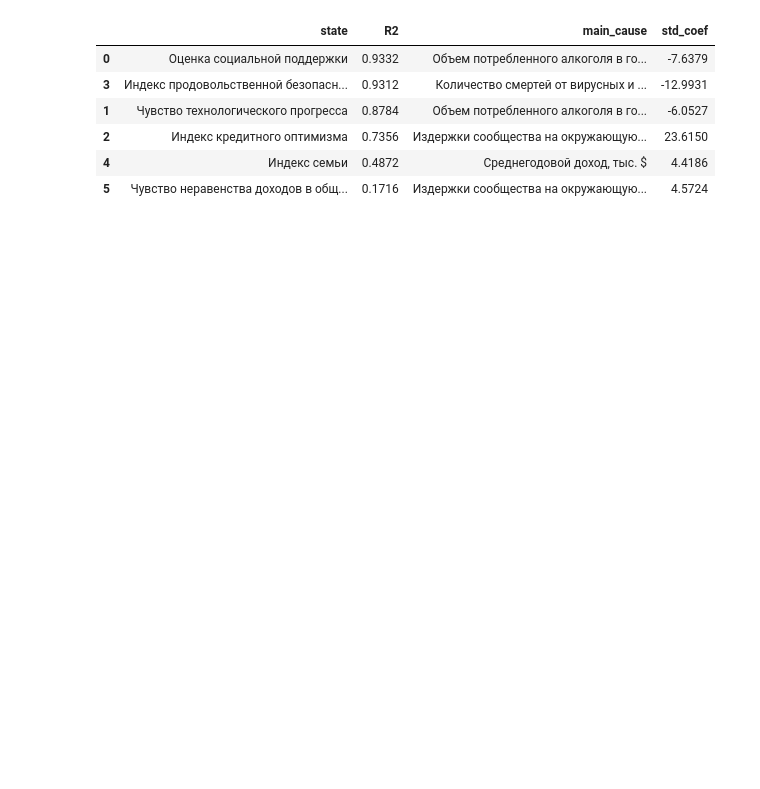
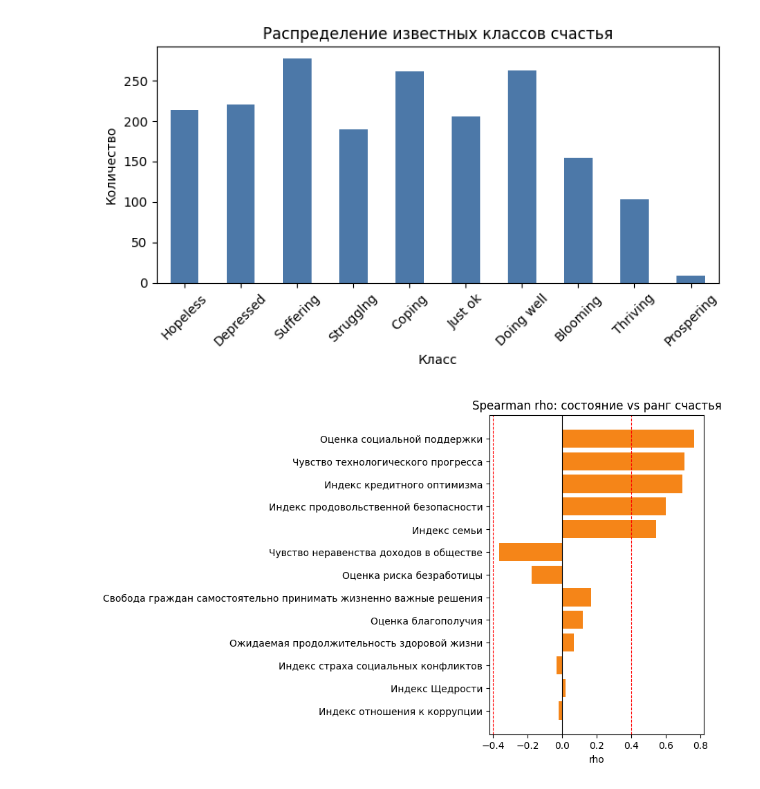
Before and after one commit to mhallan2/latex-labs, a Jupyter notebook: lab02/main.ipynb, the cells around one changed output. Cells and saved outputs as stored; diff of their text form; code cells hidden in the pictures; blank space fills up the shorter version.

```diff
--- a/lab02/main.ipynb
+++ b/lab02/main.ipynb
@@ -95,19 +264,62 @@ Top states:
+# %%
+report = fit_predict_split(seed=SEED, reg_alpha=REG_ALPHA, logreg_C=LOGREG_C)
+spearman_table, TOP_STATES = report["spearman_table"], report["top_states"]
+SELECTED_CAUSES = report["selected_causes"]
+
+print(f"Причины после VIF < {VIF_MAX:.1f}:")
+for c in SELECTED_CAUSES:
+    print("-", c)
+print(f"\nTop states after abs(Spearman) >= {SPEARMAN_MIN:.2f} and R2 >= {R2_MIN:.2f}:")
+for s in TOP_STATES:
+    print("-", s)
+
+print("\nУдаленные по VIF признаки:")
+display(report["vif_removed"].round(3) if len(report["vif_removed"]) else pd.DataFrame(columns=["removed_feature", "VIF_before_removal"]))
+print("Финальный VIF:")
+display(report["vif_table"].round(3))
+display(spearman_table.round(4))
+# %%
+fig, ax = plt.subplots(figsize=(7, 4))
+known[TARGET].value_counts().reindex(CLASS_ORDER).plot(kind="bar", ax=ax, color="#4C78A8")
+ax.set_title("Распределение известных классов счастья")
+ax.set_xlabel("Класс")
+ax.set_ylabel("Количество")
+ax.tick_params(axis="x", rotation=45)
+plt.tight_layout()
+plt.show()
+
+fig, ax = plt.subplots(figsize=(4, 6))
+plot_data = spearman_table.sort_values("abs_Spearman")
+ax.barh(plot_data["state"], plot_data["Spearman"], color="#F58518")
+ax.axvline(0, color="black", linewidth=0.8)
+ax.axvline(-RHO_MIN, color="red", linewidth=0.8, linestyle="--")
+ax.axvline(RHO_MIN, color="red", linewidth=0.8, linestyle="--")
+ax.set_title("Spearman rho: состояние vs ранг счастья")
+ax.set_xlabel("rho")
+plt.tight_layout()
+plt.show()
+# %% [output]
+[figure, added]
+[figure, added]
 # %%
-# МНК-часть: влияние причин на выбранные состояния.
+# Диагностика МНК: сначала линейная модель, затем банк линеаризующих преобразований.
+train = report["train"]
+X_linear = make_cause_X(train, cause_cols=SELECTED_CAUSES, use_sphere=True, use_community=False)
+X_bank = make_linearized_X(train, SELECTED_CAUSES, spec=report["bank_spec"], use_sphere=True, use_community=False)
 ols_rows = []
 for state in TOP_STATES:
-    X, y = train[CAUSE_COLS].astype(float), train[state].astype(float)
-    ols = Pipeline([("imputer", SimpleImputer()), ("scaler", StandardScaler()), ("ols", LinearRegression())]).fit(X, y)
-    coefs = pd.Series(ols.named_steps["ols"].coef_, index=CAUSE_COLS)
-    main_cause = coefs.abs().idxmax()
-    ols_rows.append({"state": state, "R2": ols.score(X, y), "main_cause": main_cause, "std_coef": coefs[main_cause]})
-
-display(pd.DataFrame(ols_rows).sort_values("R2", ascending=False).round(4))
+    y = train[state].astype(float)
+    ols = Pipeline([("imputer", SimpleImputer(strategy="median")), ("scaler", StandardScaler()), ("ols", LinearRegression())]).fit(X_linear, y)
+    ridge_bank = Pipeline([("imputer", SimpleImputer(strategy="median")), ("scaler", StandardScaler()), ("ridge", Ridge(alpha=REG_ALPHA))]).fit(X_bank, y)
+    coefs = pd.Series(ols.named_steps["ols"].coef_, index=X_linear.columns)
+    main_feature = coefs.abs().idxmax()
+    ols_rows.append({
+        "state": state,
+        "linear_R2_train": ols.score(X_linear, y),
+        "bank_R2_train": ridge_bank.score(X_bank, y),
+        "delta_R2": ridge_bank.score(X_bank, y) - ols.score(X_linear, y),
+        "main_linear_feature": main_feature,
+        "std_coef": coefs[main_feature],
+    })
+ols_summary = pd.DataFrame(ols_rows).sort_values("bank_R2_train", ascending=False)
+display(ols_summary.round(4))
-# %% [output]
-|  | state | R2 | main_cause | std_coef |
-| 0 | Оценка социальной поддержки | 0.9332 | Объем потребленного алкоголя в го... | -7.6379 |
-| 3 | Индекс продовольственной безопасн... | 0.9312 | Количество смертей от вирусных и ... | -12.9931 |
-| 1 | Чувство технологического прогресса | 0.8784 | Объем потребленного алкоголя в го... | -6.0527 |
-| 2 | Индекс кредитного оптимизма | 0.7356 | Издержки сообщества на окружающую... | 23.6150 |
-| 4 | Индекс семьи | 0.4872 | Среднегодовой доход, тыс. $ | 4.4186 |
-| 5 | Чувство неравенства доходов в общ... | 0.1716 | Издержки сообщества на окружающую... | 4.5724 |
```
Also changed, not shown: parts of 17 cells of this notebook, 27 other files.
